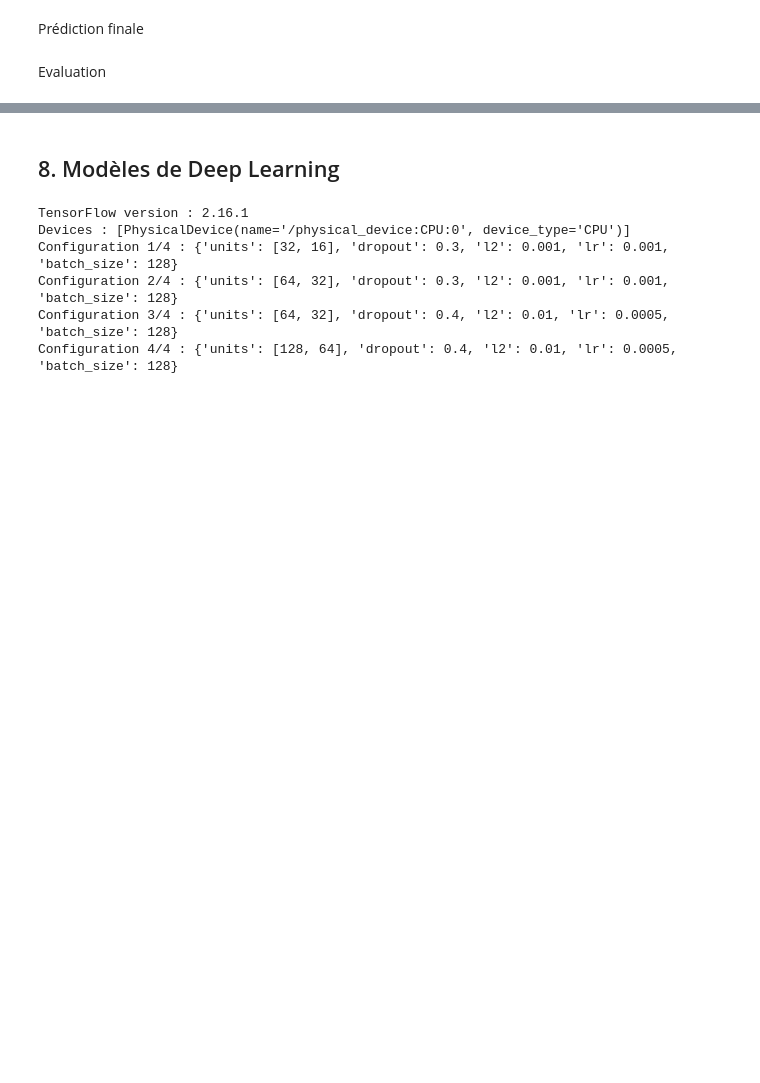
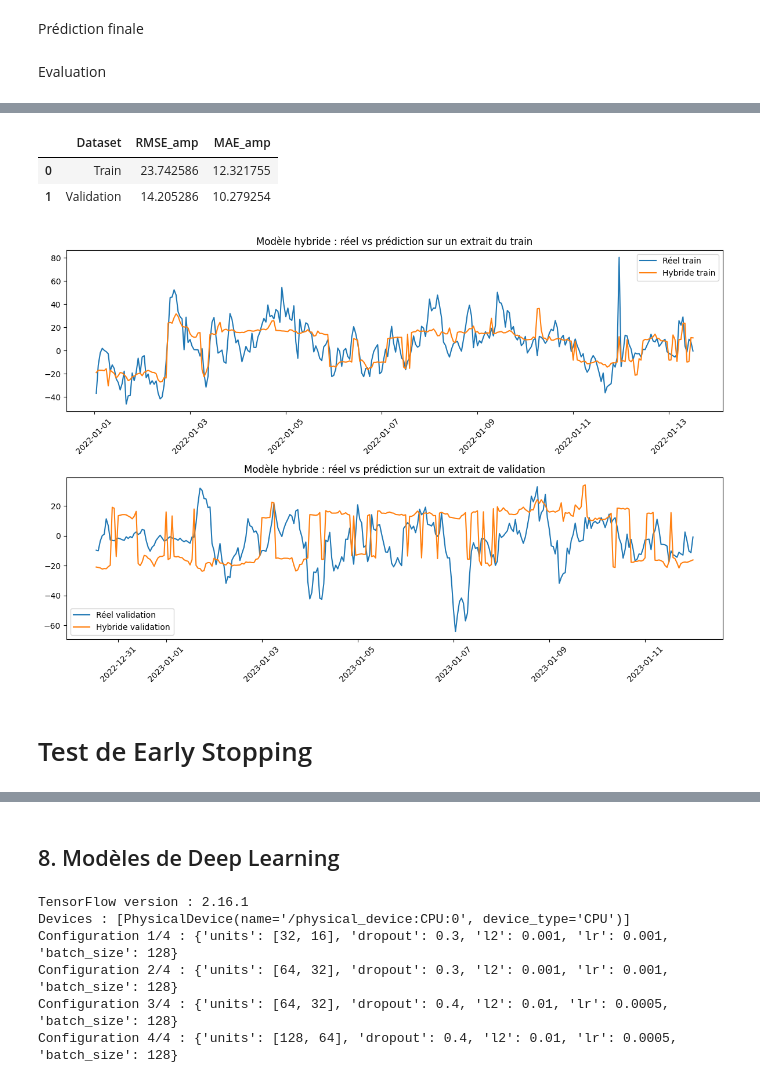
Before and after one commit to Lisabenkhaled/Machine-Learning, a Jupyter notebook: Machine_learning.ipynb, the cells around one changed output, grey strips where cells are left out. Drawn from its saved outputs; the diff is of its cells as text; code cells hidden in the pictures; blank space fills up the shorter version.

```diff
--- a/Machine_learning.ipynb
+++ b/Machine_learning.ipynb
@@ -2715,0 +2920,71 @@ NameError: name 'LGBMClassifier' is not defined
+# %%
+# sur modèle d'amplitude
+X_train_amp = transform_features(train_df, prep_amp)
+X_valid_amp = transform_features(valid_df, prep_amp)
+
+y_train_amp_true = np.abs(train_df[TARGET_COL].to_numpy(dtype=float))
+y_valid_amp_true = np.abs(valid_df[TARGET_COL].to_numpy(dtype=float))
+
+y_train_amp_pred = amp_model.predict(X_train_amp)
+y_valid_amp_pred = amp_model.predict(X_valid_amp)
+
+amp_table = pd.DataFrame([
+    {
+        "Dataset": "Train",
+        "RMSE_amp": float(np.sqrt(np.mean((y_train_amp_true - y_train_amp_pred) ** 2))),
+        "MAE_amp": float(np.mean(np.abs(y_train_amp_true - y_train_amp_pred))),
+    },
+    {
+        "Dataset": "Validation",
+        "RMSE_amp": float(np.sqrt(np.mean((y_valid_amp_true - y_valid_amp_pred) ** 2))),
+        "MAE_amp": float(np.mean(np.abs(y_valid_amp_true - y_valid_amp_pred))),
+    }
+])
+
+display(amp_table)
+# %% [output]
+|  | Dataset | RMSE_amp | MAE_amp |
+| 0 | Train | 23.742586 | 12.321755 |
+| 1 | Validation | 14.205286 | 10.279254 |
+# %%
+# Graphiques train / valid
+n_plot = 300
+
+fig, axes = plt.subplots(2, 1, figsize=(12, 8), sharex=False)
+
+# Train
+axes[0].plot(
+    train_df[TIME_COL].iloc[:n_plot],
+    train_df[TARGET_COL].iloc[:n_plot],
+    label="Réel train"
+)
+axes[0].plot(
+    hybrid_pred_train[TIME_COL].iloc[:n_plot],
+    hybrid_pred_train[TARGET_COL].iloc[:n_plot],
+    label="Hybride train"
+)
+axes[0].set_title("Modèle hybride : réel vs prédiction sur un extrait du train")
+axes[0].legend()
+axes[0].tick_params(axis="x", rotation=45)
+
+# Validation
+axes[1].plot(
+    valid_df[TIME_COL].iloc[:n_plot],
+    valid_df[TARGET_COL].iloc[:n_plot],
+    label="Réel validation"
+)
+axes[1].plot(
+    hybrid_pred_valid[TIME_COL].iloc[:n_plot],
+    hybrid_pred_valid[TARGET_COL].iloc[:n_plot],
+    label="Hybride validation"
+)
+axes[1].set_title("Modèle hybride : réel vs prédiction sur un extrait de validation")
+axes[1].legend()
+axes[1].tick_params(axis="x", rotation=45)
+
+plt.tight_layout()
+plt.show()
+# %% [output]
+[figure, added]
+# %% [markdown]
+# Test de Early Stopping
```
Also changed, not shown: parts of 44 cells of this notebook.
